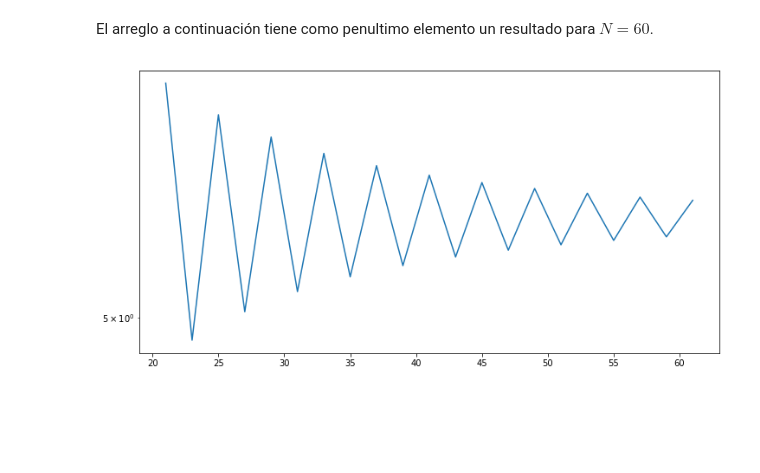
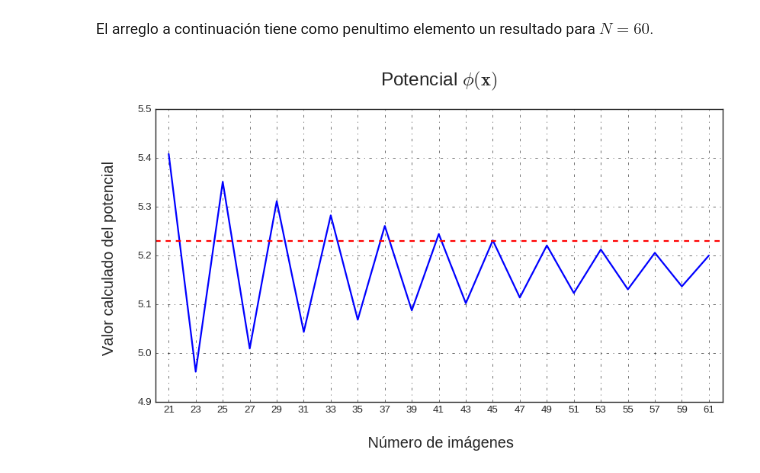
Before and after one commit to ThaNikkitz/Ni-Tesis, a Jupyter notebook: Variable_N.ipynb, the cells around one changed output. Drawn from its saved outputs; the diff is of its cells as text; code cells hidden in the pictures; blank space fills up the shorter version.

```diff
--- a/Variable_N.ipynb
+++ b/Variable_N.ipynb
@@ -18,11 +21,17 @@ Errores = numpy.zeros((len(Energias)-1))
 for i in range(len(Energias)-1):
     Errores[i] = (abs(Energias[i] - Energias[i+1])/Esolv_ref)*100
 # %%
-plt.figure(figsize = (12,6))
-plt.semilogy(array_2, Energias)
-# plt.title('Potencial ' r'$\phi_{(\vec{x})}$' '\n', fontsize = 18)
-# plt.xlabel('Tamaño del "infinito"', fontsize = 14)
-# plt.ylabel('Valor calculado del potencial', fontsize = 14)
+graph_1 = plt.figure(figsize = (12,6))
+plt.style.use('seaborn-white')
+plt.plot(array_2, Energias, linewidth = 2)
+plt.title('Potencial 'r'$\phi{(\mathbf{x})}$' '\n', fontsize = 22)
+plt.xlabel(u'\n Número de imágenes', fontsize = 18)
+plt.ylabel('Valor calculado del potencial \n', fontsize = 18)
+plt.xlim(20,62)
+plt.xticks(numpy.arange(21,63,2))
+plt.axhline(Esolv_ref, color = 'r', linestyle = '--', linewidth = 2)
+plt.grid(linestyle = '-.', color = 'k')
 plt.show()
+graph_1.savefig('Potencial.pdf', bbox_inches = 'tight')
 # %% [output]
-[figure, old version]
+[figure, new version]
```
Also changed, not shown: parts of 6 cells of this notebook, 27 other files.
